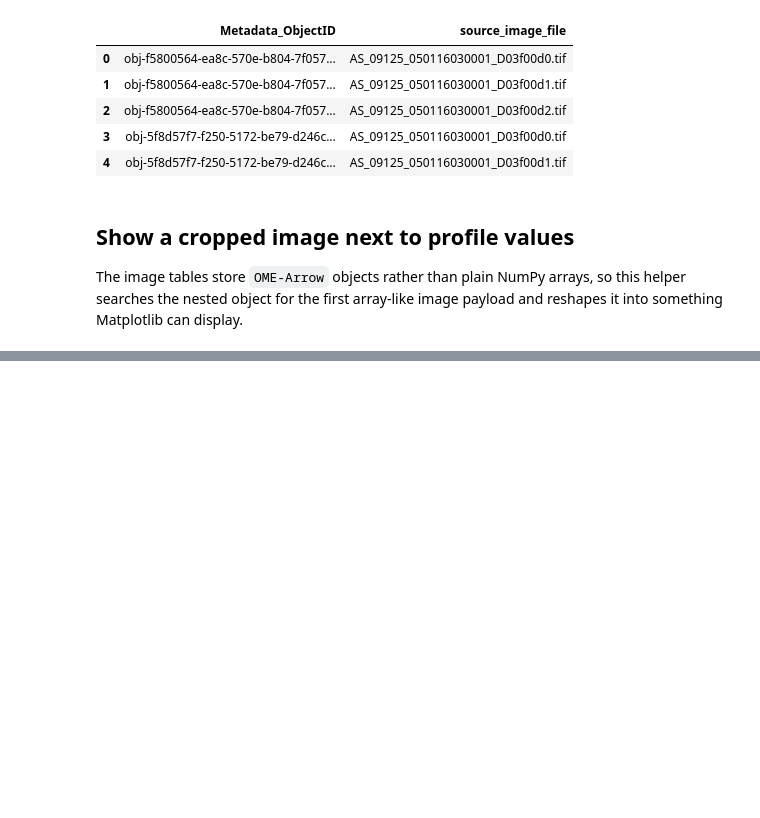
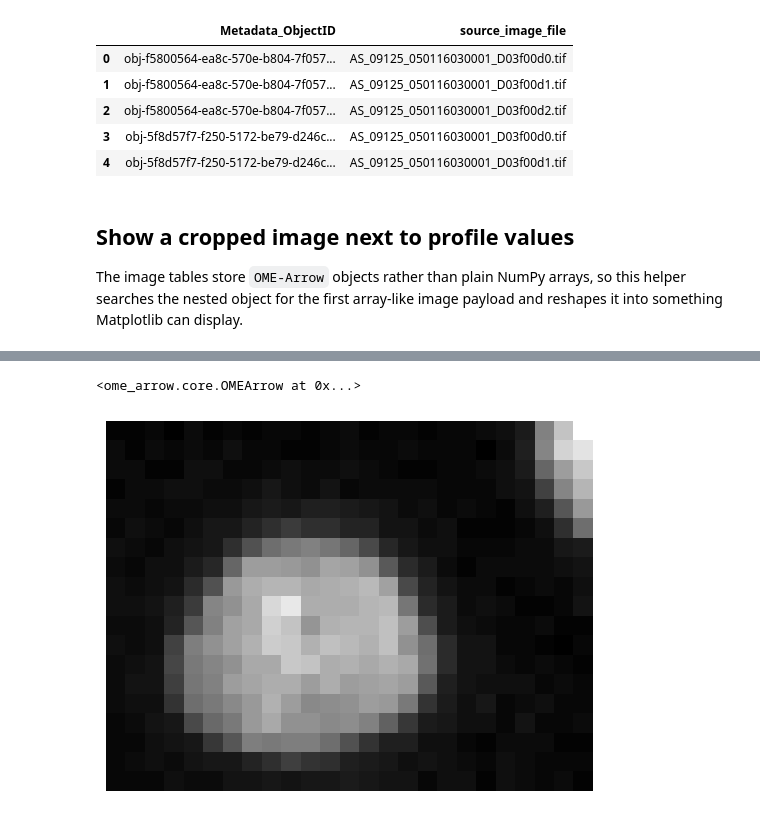
Before and after one commit to cytomining/CytoTable, a Jupyter notebook: docs/source/examples/cytotable_with_profiles_and_images.ipynb, the cells around one changed output, grey strips where cells are left out. Drawn from its saved outputs; the diff is of its cells as text; code cells hidden in the pictures; blank space fills up the shorter version.

```diff
--- a/docs/source/examples/cytotable_with_profiles_and_images.ipynb
+++ b/docs/source/examples/cytotable_with_profiles_and_images.ipynb
@@ -232,0 +149,6 @@ plt.show()
+# %%
+# use ome_arrow to display a cropped image (from the image_crops table)
+OMEArrow(image_crops["ome_arrow_image"].iloc[3])
+# %% [output]
+<ome_arrow.core.OMEArrow at 0x...>
+[figure, added]
```
Also changed, not shown: parts of 4 cells of this notebook, 4 other files.
